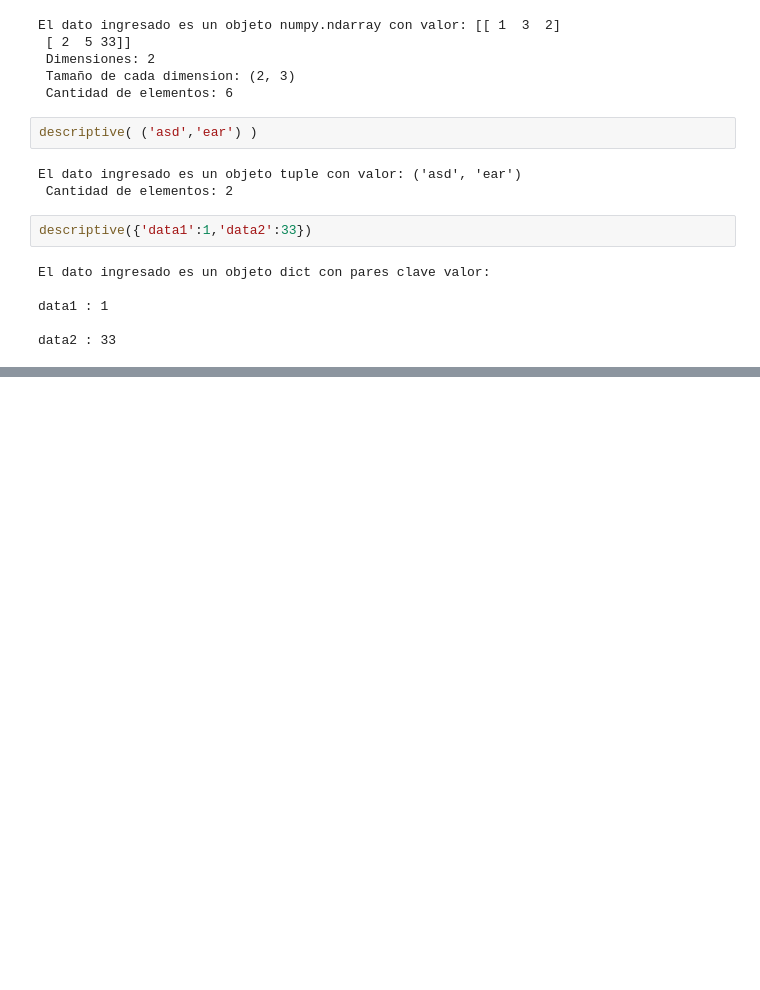
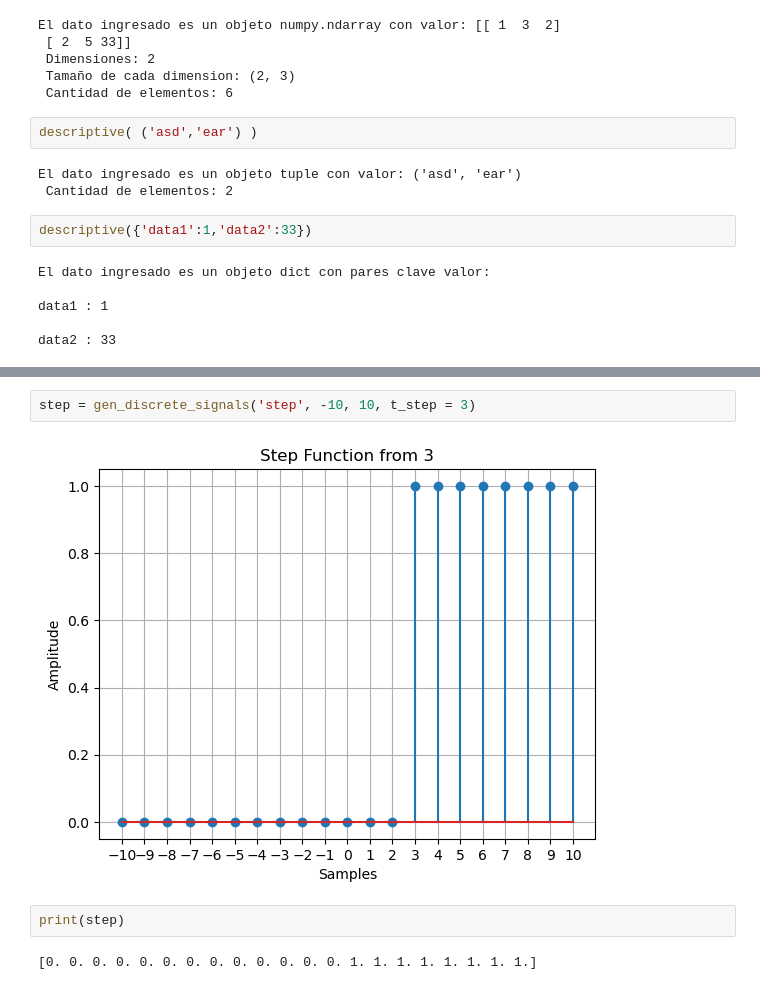
Before and after one commit to abellamas/sys, a Jupyter notebook: TP1/Lamas_Abel_TP1/main.ipynb, the cells around one changed output, grey strips where cells are left out. Cells and saved outputs as stored; diff of their text form; blank space fills up the shorter version.

```diff
--- a/TP1/Lamas_Abel_TP1/main.ipynb
+++ b/TP1/Lamas_Abel_TP1/main.ipynb
@@ -34,0 +62,8 @@ gen_discrete_signals('impulse', -10, 10)
+# %%
+step = gen_discrete_signals('step', -10, 10, t_step = 3)
+# %% [output]
+[figure, added]
+# %%
+print(step)
+# %% [output]
+[0. 0. 0. 0. 0. 0. 0. 0. 0. 0. 0. 0. 0. 1. 1. 1. 1. 1. 1. 1. 1.]
```
Also changed, not shown: parts of 15 cells of this notebook, 1 other file.
